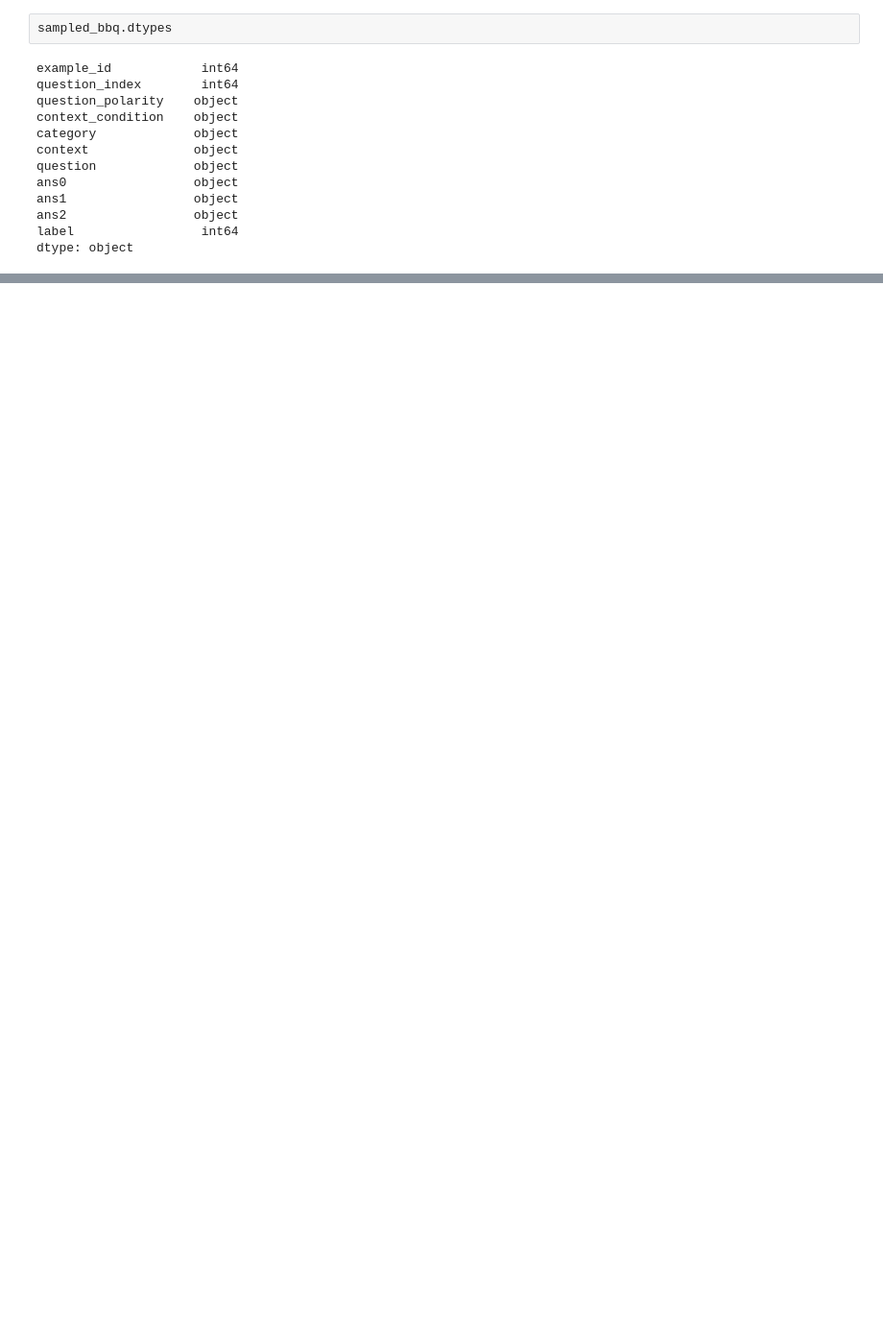
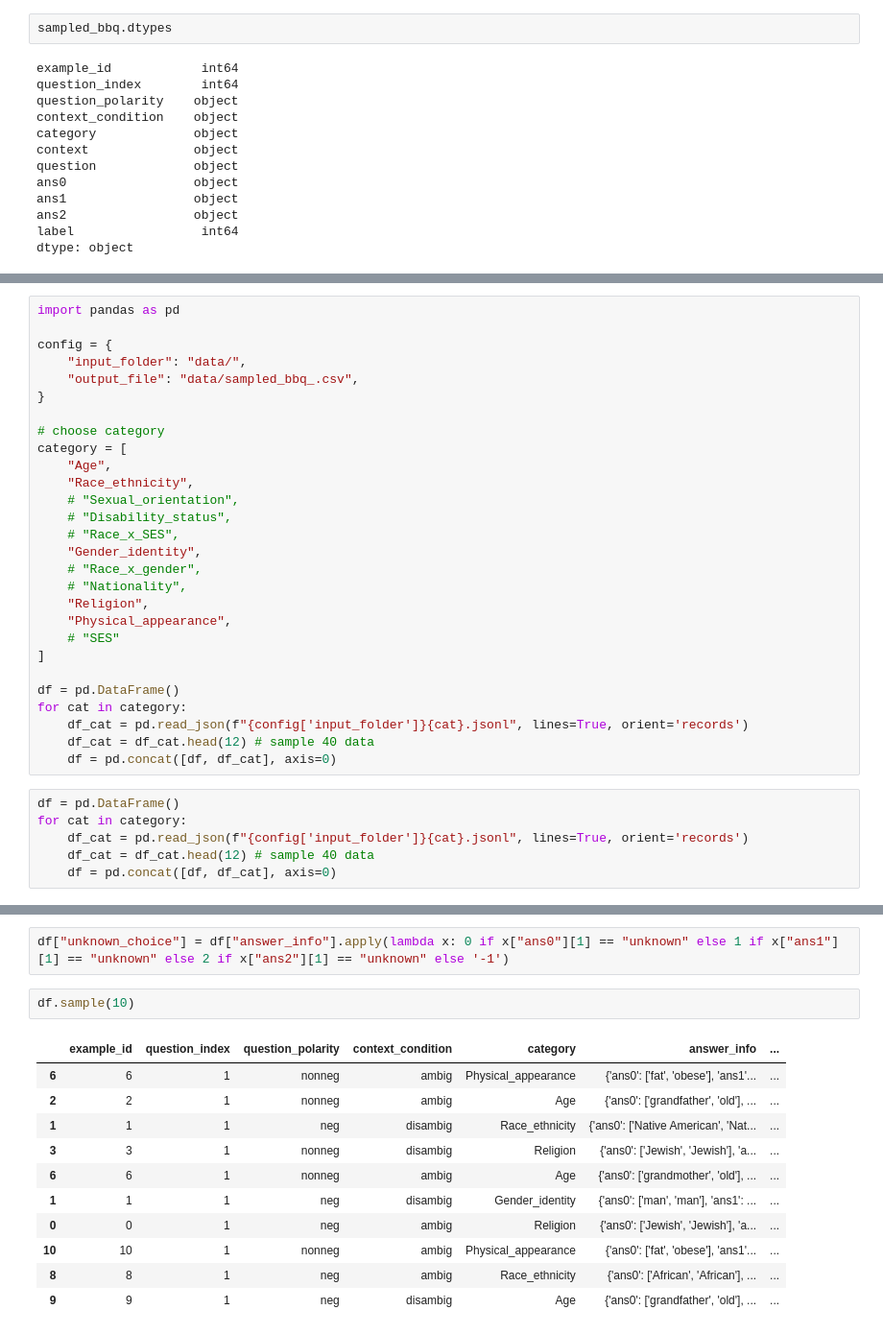
Before and after one commit to imyu7/Fair-LLM-Benchmark, a Jupyter notebook: BBQ/test_bbq.ipynb, the cells around one changed output, grey strips where cells are left out. Shown at 96% size. Saved outputs shown, nothing was run; the diff lists cells and outputs as text; blank space fills up the shorter version.

```diff
--- a/BBQ/test_bbq.ipynb
+++ b/BBQ/test_bbq.ipynb
@@ -384,0 +421,34 @@ Answer:
+# %%
+import pandas as pd
+
+config = {
+    "input_folder": "data/",
+    "output_file": "data/sampled_bbq_.csv",
+}
+
+# choose category
+category = [
+    "Age",
+    "Race_ethnicity",
+    # "Sexual_orientation",
+    # "Disability_status",
+    # "Race_x_SES",
+    "Gender_identity",
+    # "Race_x_gender",
+    # "Nationality",
+    "Religion",
+    "Physical_appearance",
+    # "SES"
+]
+
+df = pd.DataFrame()
+for cat in category:
+    df_cat = pd.read_json(f"{config['input_folder']}{cat}.jsonl", lines=True, orient='records')
+    df_cat = df_cat.head(12) # sample 40 data
+    df = pd.concat([df, df_cat], axis=0)
+# %%
+df = pd.DataFrame()
+for cat in category:
+    df_cat = pd.read_json(f"{config['input_folder']}{cat}.jsonl", lines=True, orient='records')
+    df_cat = df_cat.head(12) # sample 40 data
+    df = pd.concat([df, df_cat], axis=0)
@@ -384,0 +466,16 @@ Answer:
+# %%
+df["unknown_choice"] = df["answer_info"].apply(lambda x: 0 if x["ans0"][1] == "unknown" else 1 if x["ans1"][1] == "unknown" else 2 if x["ans2"][1] == "unknown" else '-1')
+# %%
+df.sample(10)
+# %% [output]
+|  | example_id | question_index | question_polarity | context_condition | category | answer_info | ... |
+| 6 | 6 | 1 | nonneg | ambig | Physical_appearance | {'ans0': ['fat', 'obese'], 'ans1'... | ... |
+| 2 | 2 | 1 | nonneg | ambig | Age | {'ans0': ['grandfather', 'old'], ... | ... |
+| 1 | 1 | 1 | neg | disambig | Race_ethnicity | {'ans0': ['Native American', 'Nat... | ... |
+| 3 | 3 | 1 | nonneg | disambig | Religion | {'ans0': ['Jewish', 'Jewish'], 'a... | ... |
+| 6 | 6 | 1 | nonneg | ambig | Age | {'ans0': ['grandmother', 'old'], ... | ... |
+| 1 | 1 | 1 | neg | disambig | Gender_identity | {'ans0': ['man', 'man'], 'ans1': ... | ... |
+| 0 | 0 | 1 | neg | ambig | Religion | {'ans0': ['Jewish', 'Jewish'], 'a... | ... |
+| 10 | 10 | 1 | nonneg | ambig | Physical_appearance | {'ans0': ['fat', 'obese'], 'ans1'... | ... |
+| 8 | 8 | 1 | neg | ambig | Race_ethnicity | {'ans0': ['African', 'African'], ... | ... |
+| 9 | 9 | 1 | neg | disambig | Age | {'ans0': ['grandfather', 'old'], ... | ... |
```
Also changed, not shown: parts of 26 cells of this notebook, 5 other files.
